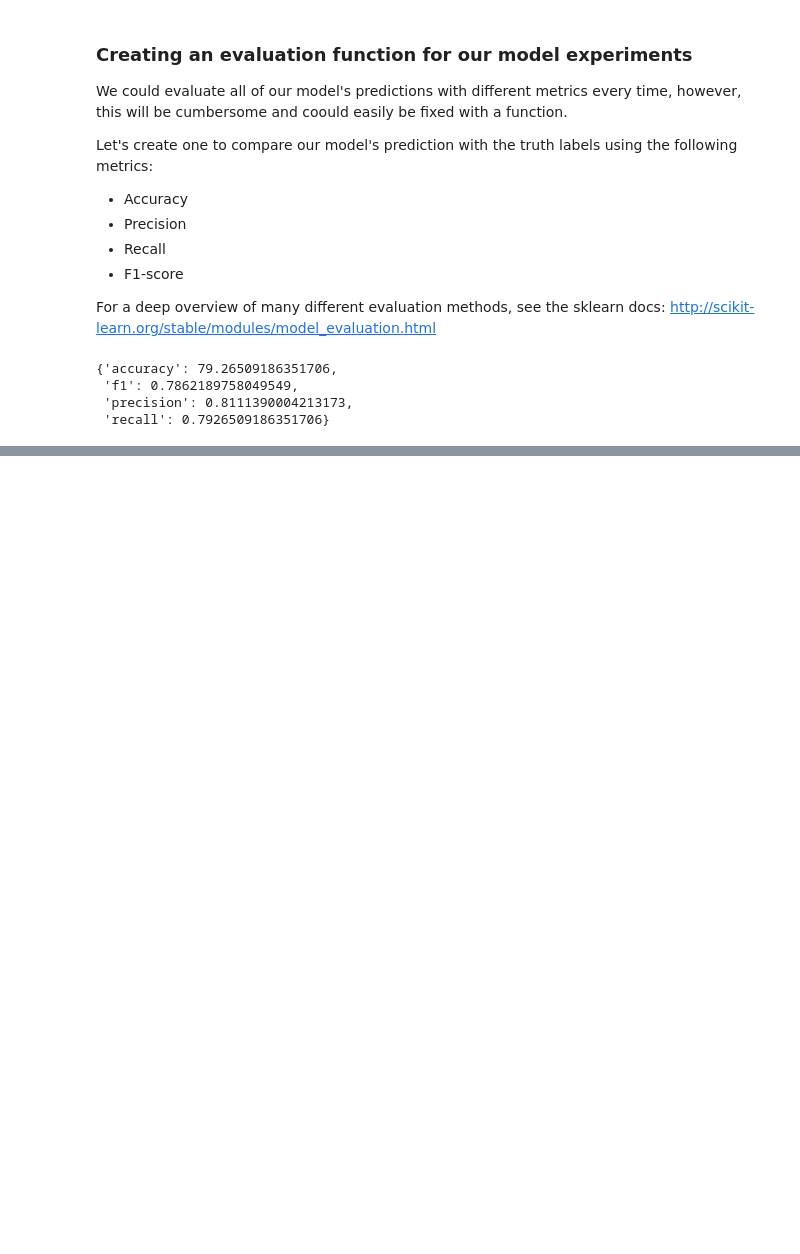
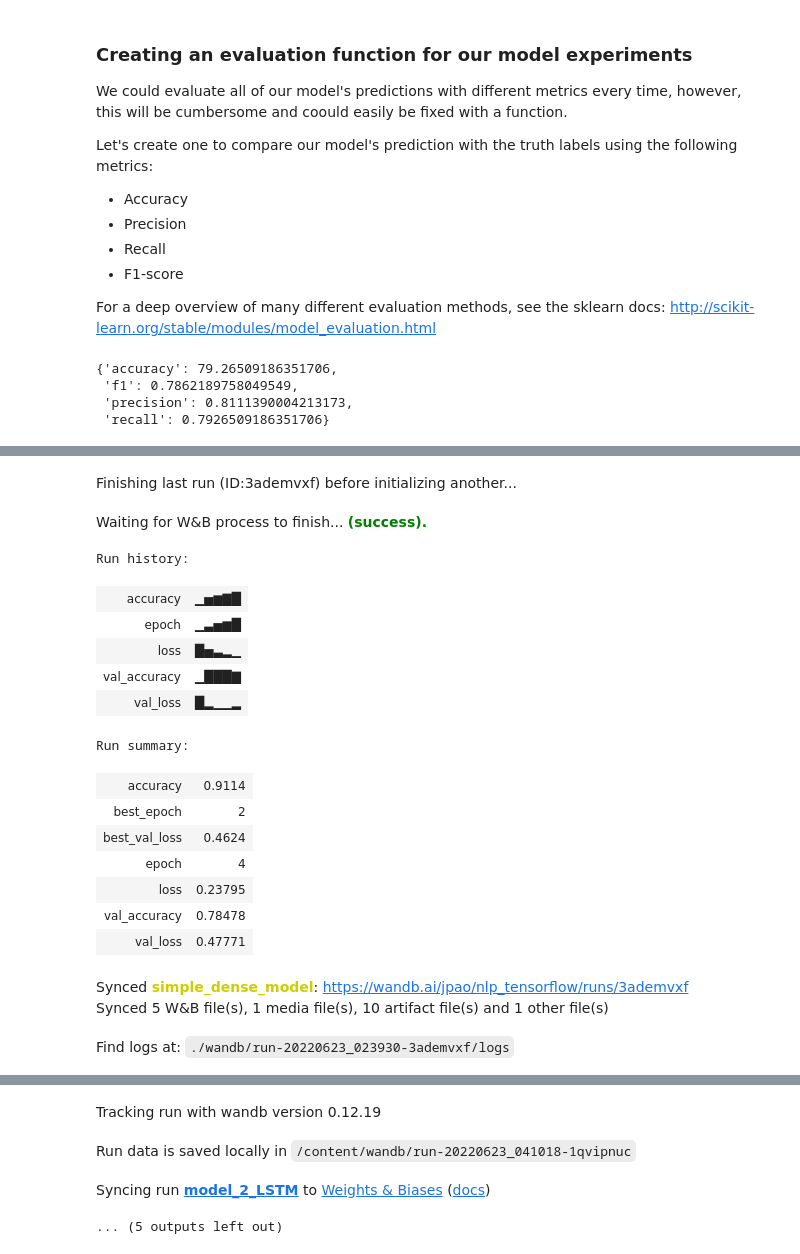
Before and after one commit to johanesPao/tensorflow_developer_certificate, a Jupyter notebook: 08_introduction_to_nlp_in_tensorflow.ipynb, the cells around one changed output, grey strips where cells are left out. Drawn from its saved outputs; the diff is of its cells as text; code cells hidden in the pictures; blank space fills up the shorter version.

Commit message:
08_introduction_to_nlp_in_tensorflow

```diff
--- a/08_introduction_to_nlp_in_tensorflow.ipynb
+++ b/08_introduction_to_nlp_in_tensorflow.ipynb
@@ -451,0 +750,15 @@ baseline_results
+# %%
+# Create a LSTM model
+from tensorflow.keras import layers
+inputs = layers.Input(shape=(1,), dtype='string')
+x = text_vectorizer(inputs)
+x = embedding(x)
+# print(x.shape)
+# x = layers.LSTM(64, return_sequences=True)(x) # when you're stacking RNN cells together, you need to set return_sequences=True
+# print(x.shape)
+x = layers.LSTM(64)(x)
+# print(x.shape)
+# x = layers.Dense(64, activation='relu')(x)
+# print(x.shape)
+outputs = layers.Dense(1, activation='sigmoid')(x)
+model_2 = tf.keras.Model(inputs, outputs, name='model_2_LSTM')
@@ -451,0 +789,40 @@ baseline_results
+# %%
+# Compile the model
+model_2.compile(loss=tf.keras.losses.BinaryCrossentropy(),
+                optimizer=tf.keras.optimizers.Adam(),
+                metrics=['accuracy'])
+# %%
+# Setup wandb init and config
+wb.init(project='nlp_tensorflow',
+        entity='jpao',
+        name='model_2_LSTM',
+        config={'epochs': 5,
+                'lr': 0.001,
+                'valid_steps': 0.15})
+
+# Fit the model
+model_2_history = model_2.fit(train_sentences,
+                              train_labels,
+                              epochs=5,
+                              validation_data=(val_sentences, val_labels),
+                              callbacks=[WandbCallback()])
+# %% [output]
+Finishing last run (ID:3ademvxf) before initializing another...
+Waiting for W&B process to finish... (success).
+Run history:
+| accuracy | ▁▅▆▇█ |
+| epoch | ▁▃▅▆█ |
+| loss | █▅▃▂▁ |
+| val_accuracy | ▁███▇ |
+| val_loss | █▂▁▁▂ |
+Run summary:
+| accuracy | 0.9114 |
+| best_epoch | 2 |
+| best_val_loss | 0.4624 |
+| epoch | 4 |
+| loss | 0.23795 |
+| val_accuracy | 0.78478 |
+| val_loss | 0.47771 |
+Synced simple_dense_model: https://wandb.ai/jpao/nlp_tensorflow/runs/3ademvxf
+Synced 5 W&B file(s), 1 media file(s), 10 artifact file(s) and 1 other file(s)
+Find logs at: ./wandb/run-20220623_023930-3ademvxf/logs
@@ -451,0 +830,4 @@ baseline_results
+Tracking run with wandb version 0.12.19
+Run data is saved locally in /content/wandb/run-20220623_041018-1qvipnuc
+Syncing run model_2_LSTM to Weights & Biases (docs)
+... (5 outputs left out)
```
Also changed, not shown: parts of 62 cells of this notebook.
